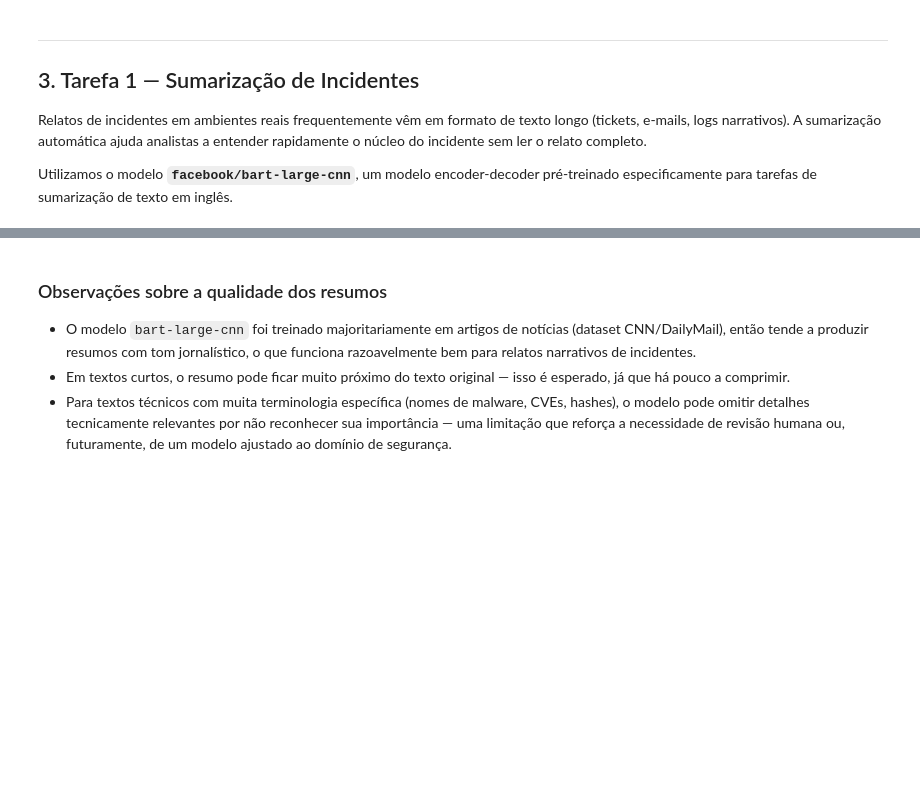
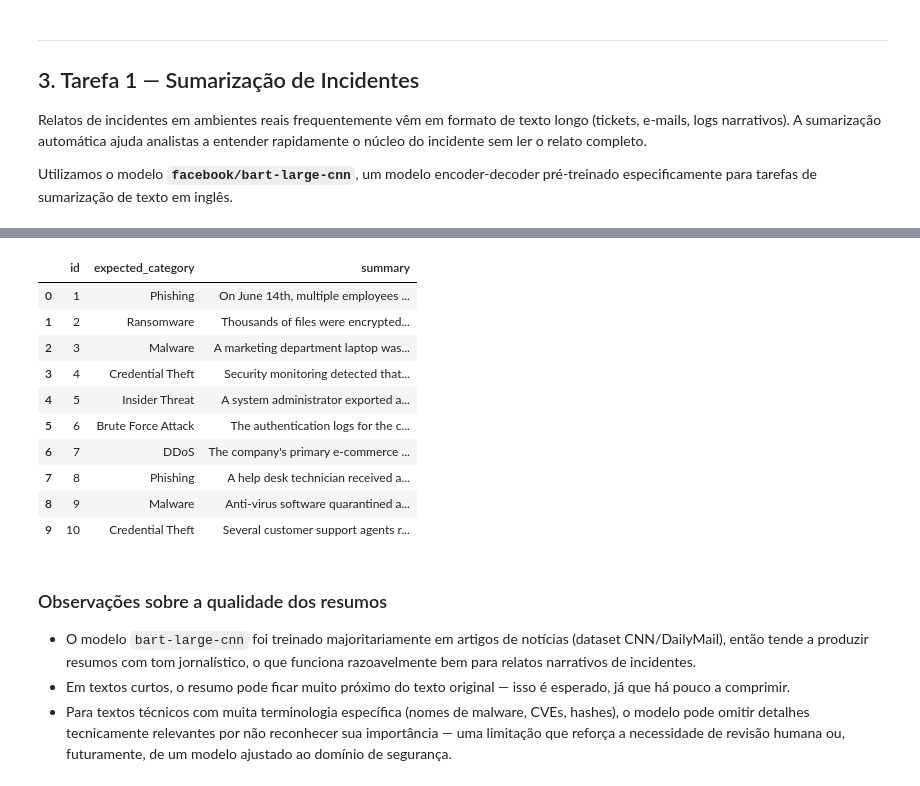
Before and after one commit to gabriel-q7/LLM-cybersecurity-analyzer, a Jupyter notebook: notebooks/phase1_cybersecurity_incident_analyzer.ipynb, the cells around one changed output, grey strips where cells are left out. Saved outputs shown, nothing was run; the diff lists cells and outputs as text; code cells hidden in the pictures; blank space fills up the shorter version.

```diff
--- a/notebooks/phase1_cybersecurity_incident_analyzer.ipynb
+++ b/notebooks/phase1_cybersecurity_incident_analyzer.ipynb
@@ -205,0 +233,29 @@ summarizer = pipeline(
+# %%
+summarization_model_name = "facebook/bart-large-cnn"
+summarization_tokenizer = AutoTokenizer.from_pretrained(summarization_model_name)
+summarization_model = AutoModelForSeq2SeqLM.from_pretrained(summarization_model_name)
+summarization_model.eval()
+
+if torch.cuda.is_available():
+    summarization_model = summarization_model.to("cuda")
+
+
+def summarize_text(text, max_length=60, min_length=15):
+    inputs = summarization_tokenizer(
+        text,
+        return_tensors="pt",
+        truncation=True,
+        max_length=1024,
+    )
+    model_device = next(summarization_model.parameters()).device
+    inputs = {key: value.to(model_device) for key, value in inputs.items()}
+
+    with torch.no_grad():
+        summary_ids = summarization_model.generate(
+            **inputs,
+            max_length=max_length,
+            min_length=min_length,
+            do_sample=False,
+        )
+
+    return summarization_tokenizer.decode(summary_ids[0], skip_special_tokens=True)
@@ -227,17 +296,28 @@ print(summary)
 # %%
 # Aplicando sumarização a todos os incidentes do dataset
 summaries = []
 for incident in incidents:
-    result = summarizer(
+    result = summarize_text(
         incident["text"],
         max_length=50,
         min_length=10,
-        do_sample=False,
-    )[0]["summary_text"]
+    )
     summaries.append(result)
 
 df_incidents["summary"] = summaries
 df_incidents[["id", "expected_category", "summary"]]
+# %% [output]
+|  | id | expected_category | summary |
+| 0 | 1 | Phishing | On June 14th, multiple employees ... |
+| 1 | 2 | Ransomware | Thousands of files were encrypted... |
+| 2 | 3 | Malware | A marketing department laptop was... |
+| 3 | 4 | Credential Theft | Security monitoring detected that... |
+| 4 | 5 | Insider Threat | A system administrator exported a... |
+| 5 | 6 | Brute Force Attack | The authentication logs for the c... |
+| 6 | 7 | DDoS | The company's primary e-commerce ... |
+| 7 | 8 | Phishing | A help desk technician received a... |
+| 8 | 9 | Malware | Anti-virus software quarantined a... |
+| 9 | 10 | Credential Theft | Several customer support agents r... |
 # %% [markdown]
 ### Observações sobre a qualidade dos resumos
 
```
Also changed, not shown: parts of 15 cells of this notebook.
